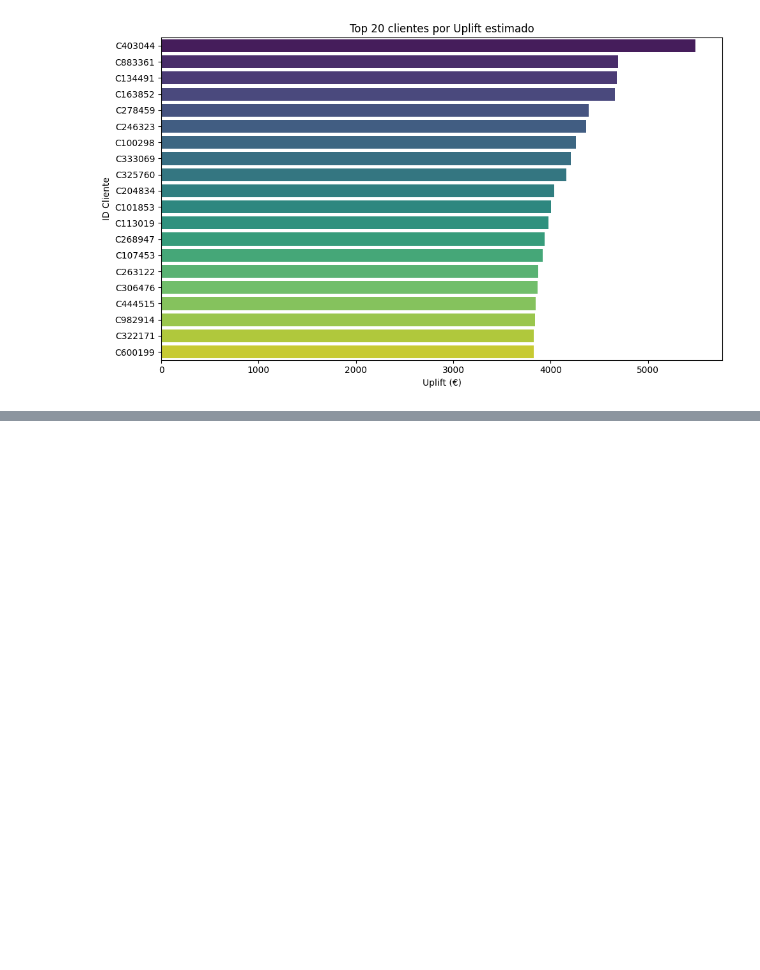
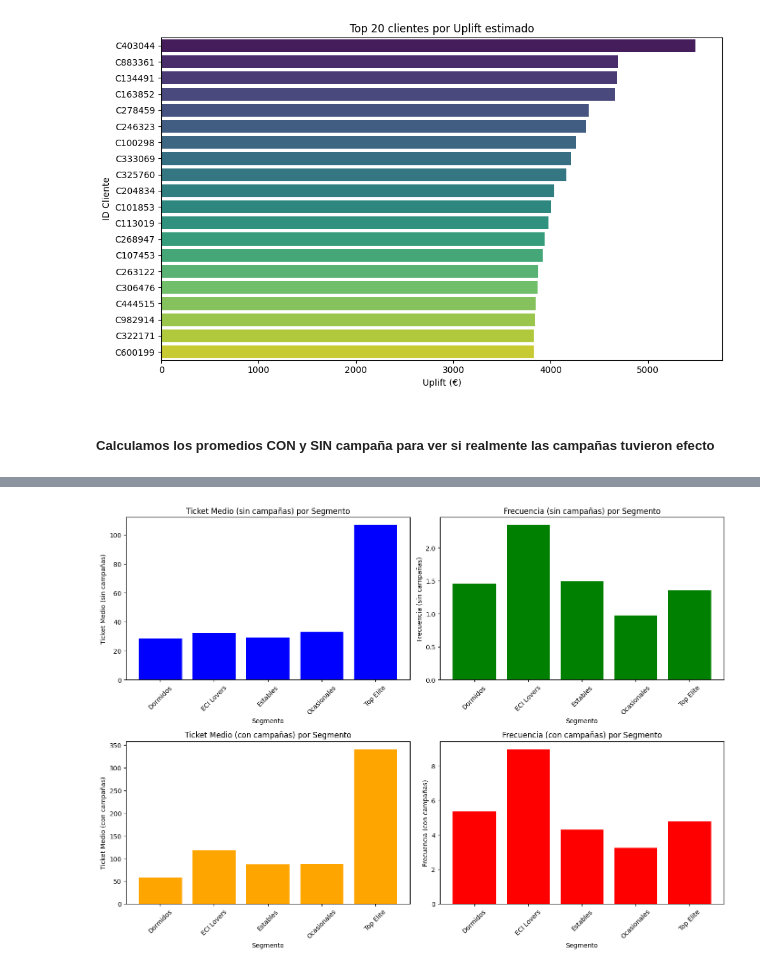
Before and after one commit to anabelensr1984/TFM_Data, a Jupyter notebook: TFM_GRUPO4_Modelos_Predictivos_V2.ipynb, the cells around one changed output, grey strips where cells are left out. Cells and saved outputs as stored; diff of their text form; code cells hidden in the pictures; blank space fills up the shorter version.

```diff
--- a/TFM_GRUPO4_Modelos_Predictivos_V2.ipynb
+++ b/TFM_GRUPO4_Modelos_Predictivos_V2.ipynb
@@ -1079,3 +1079,66 @@ plt.tight_layout()
 plt.show()
 # %% [output]
 [figure]
+# %% [markdown]
+##### Calculamos los promedios CON y SIN campaña para ver si realmente las campañas tuvieron efecto
+# %%
+
+# Calcular los promedios generales
+promedio_ticket_medio_sin = df_2025_completo['Ticket_medio_pred_sin'].mean()
+promedio_frecuencia_sin = df_2025_completo['Frecuencia_pred_sin'].mean()
+promedio_ticket_medio_con = df_2025_completo['Ticket_medio_pred_con'].mean()
+promedio_frecuencia_con = df_2025_completo['Frecuencia_pred_con'].mean()
+
+# Mostrar resultados generales
+print("Promedios generales:")
+print(f"Ticket medio (sin campañas): {promedio_ticket_medio_sin:.2f}")
+print(f"Frecuencia (sin campañas): {promedio_frecuencia_sin:.2f}")
+print(f"Ticket medio (con campañas): {promedio_ticket_medio_con:.2f}")
+print(f"Frecuencia (con campañas): {promedio_frecuencia_con:.2f}")
+
+# Calcular promedios por segmento
+promedios_segmento = df_2025_completo.groupby('Cluster_Economico').agg({
+    'Frecuencia_pred_sin': 'mean',
+    'Ticket_medio_pred_sin': 'mean',
+    'Frecuencia_pred_con': 'mean',
+    'Ticket_medio_pred_con': 'mean'
+}).reset_index()
+
+# Mostrar resultados por segmento
+print("\nPromedios por segmento:")
+print(promedios_segmento)
+
+# Crear gráficos comparativos
+fig, axes = plt.subplots(2, 2, figsize=(14, 10))
+
+# Ticket medio sin campañas
+axes[0, 0].bar(promedios_segmento['Cluster_Economico'], promedios_segmento['Ticket_medio_pred_sin'], color='blue')
+axes[0, 0].set_title('Ticket Medio (sin campañas) por Segmento')
+axes[0, 0].set_xlabel('Segmento')
+axes[0, 0].set_ylabel('Ticket Medio (sin campañas)')
+axes[0, 0].tick_params(axis='x', rotation=45)
+
+# Frecuencia sin campañas
+axes[0, 1].bar(promedios_segmento['Cluster_Economico'], promedios_segmento['Frecuencia_pred_sin'], color='green')
+axes[0, 1].set_title('Frecuencia (sin campañas) por Segmento')
+axes[0, 1].set_xlabel('Segmento')
+axes[0, 1].set_ylabel('Frecuencia (sin campañas)')
+axes[0, 1].tick_params(axis='x', rotation=45)
+
+# Ticket medio con campañas
+axes[1, 0].bar(promedios_segmento['Cluster_Economico'], promedios_segmento['Ticket_medio_pred_con'], color='orange')
+axes[1, 0].set_title('Ticket Medio (con campañas) por Segmento')
+axes[1, 0].set_xlabel('Segmento')
+axes[1, 0].set_ylabel('Ticket Medio (con campañas)')
+axes[1, 0].tick_params(axis='x', rotation=45)
+
+# Frecuencia con campañas
+axes[1, 1].bar(promedios_segmento['Cluster_Economico'], promedios_segmento['Frecuencia_pred_con'], color='red')
+axes[1, 1].set_title('Frecuencia (con campañas) por Segmento')
+axes[1, 1].set_xlabel('Segmento')
+axes[1, 1].set_ylabel('Frecuencia (con campañas)')
+axes[1, 1].tick_params(axis='x', rotation=45)
+
+plt.tight_layout()
+plt.show()
+# %% [output]
@@ -1081,0 +1165 @@ plt.show()
+[figure, added]
```
Also changed, not shown: parts of 10 cells of this notebook, 3 other files.
